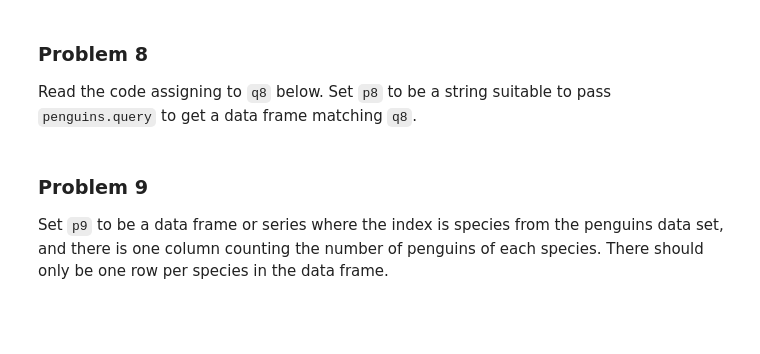
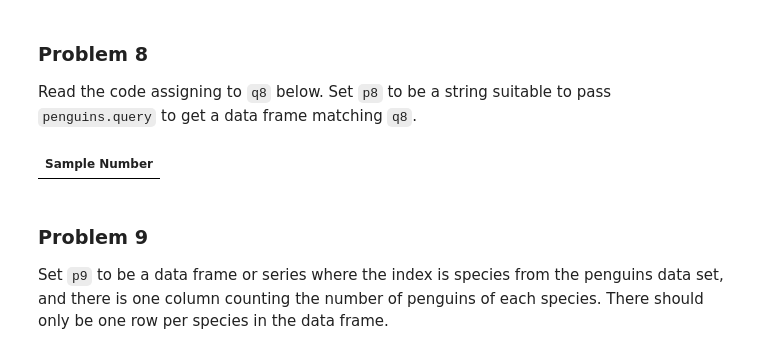
Before and after one commit to alyssantran/dx602-homework-09, a Jupyter notebook: homework.ipynb, the cells around one changed output. Cells and saved outputs as stored; diff of their text form; code cells hidden in the pictures; blank space fills up the shorter version.

```diff
--- a/homework.ipynb
+++ b/homework.ipynb
@@ -245,11 +259,13 @@ q8 = penguins[(penguins["Sex"] == "MALE") & (penguins["Region"] == "Anvers")]
 # %%
 # YOUR CHANGES HERE
 
-p8 = ...
+p8 = "Sex == 'MALE' and Region == 'Anvers'"
 # %%
 # the compare method returns rows where the two data frames are different.
 # if your query string is correct, the comparison should return zero rows with differences.
-q8.compare(penguins.query(p8)) if p8 is not ... else None
+q8.compare(penguins.query(p8)) if p8 is not penguins.query(p8) else None
+# %% [output]
+| Sample Number |
 # %% [markdown]
 ### Problem 9
 
```
Also changed, not shown: parts of 3 cells of this notebook.
